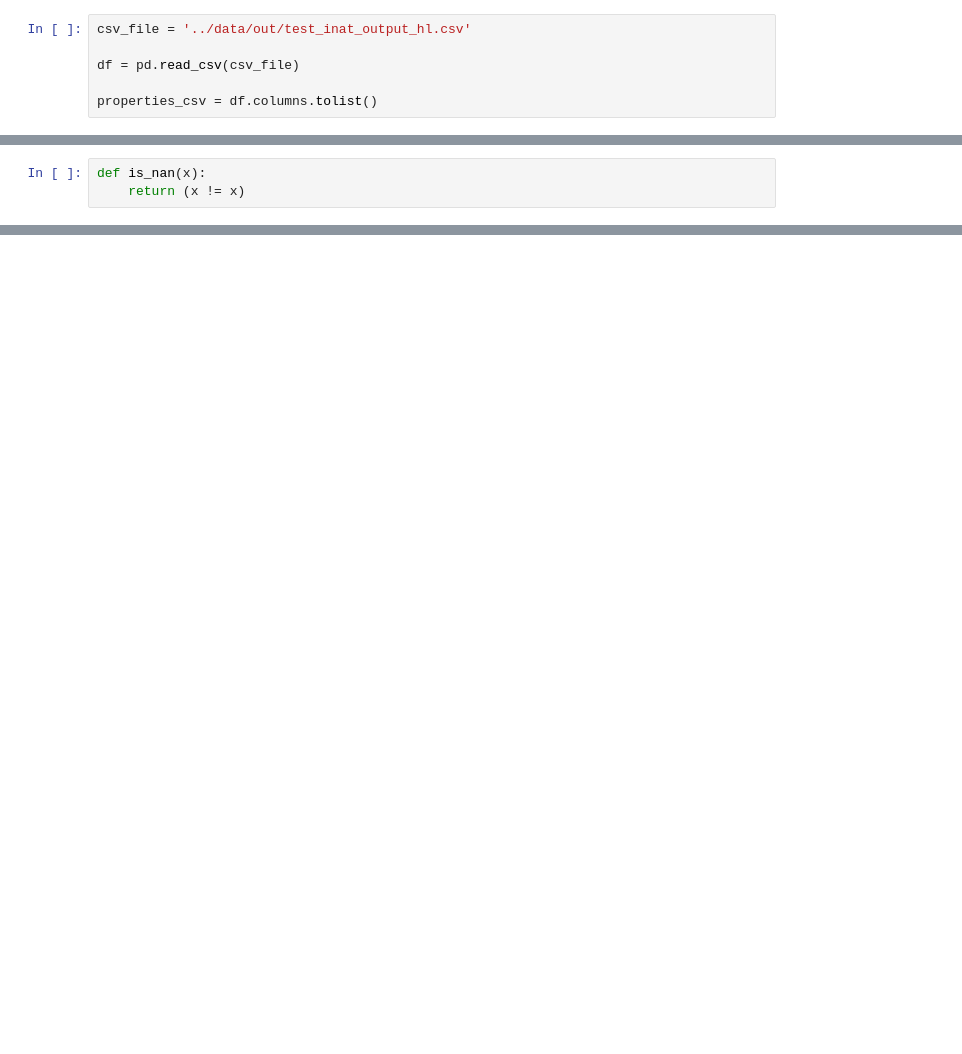
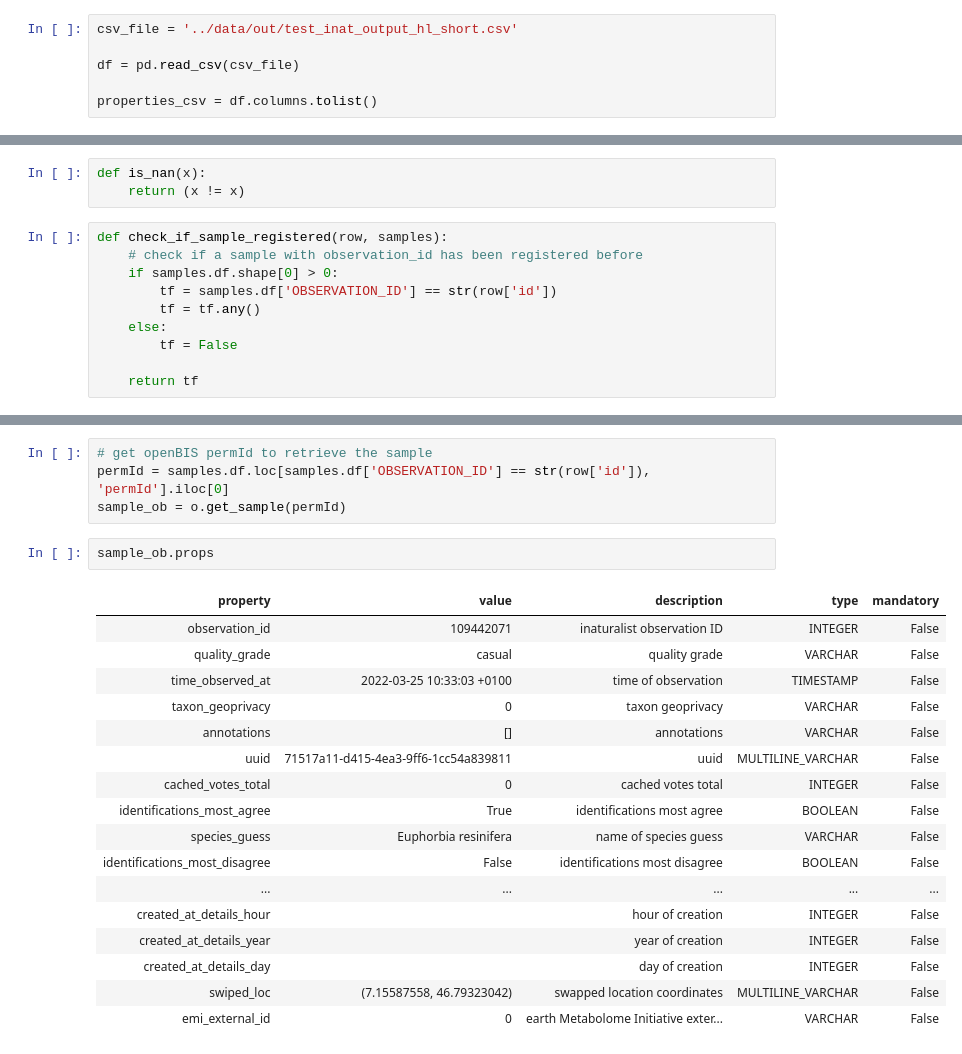
Before and after one commit to digital-botanical-gardens-initiative/taxonomical-preparator, a Jupyter notebook: src/openbis_register_samples.ipynb, the cells around one changed output, grey strips where cells are left out. Saved outputs shown, nothing was run; the diff lists cells and outputs as text; blank space fills up the shorter version.

```diff
--- a/src/openbis_register_samples.ipynb
+++ b/src/openbis_register_samples.ipynb
@@ -29,7 +29,7 @@ else:
 # %% [markdown]
 ### 2. Read CSV file
 # %%
-csv_file = '../data/out/test_inat_output_hl.csv'
+csv_file = '../data/out/test_inat_output_hl_short.csv'
 
 df = pd.read_csv(csv_file)
 
@@ -94,4 +79,14 @@ def get_openbis_properties(o, row, properties):
 # %%
 def is_nan(x):
     return (x != x)
+# %%
+def check_if_sample_registered(row, samples):
+    # check if a sample with observation_id has been registered before
+    if samples.df.shape[0] > 0:
+        tf = samples.df['OBSERVATION_ID'] == str(row['id'])
+        tf = tf.any()
+    else:
+        tf = False
+
+    return tf
 # %%
@@ -127,0 +151,24 @@ print(f"Registered {registered_samples} samples.")
+# %%
+# get openBIS permId to retrieve the sample
+permId = samples.df.loc[samples.df['OBSERVATION_ID'] == str(row['id']), 'permId'].iloc[0]
+sample_ob = o.get_sample(permId)
+# %%
+sample_ob.props
+# %% [output]
+| property | value | description | type | mandatory |
+| observation_id | 109442071 | inaturalist observation ID | INTEGER | False |
+| quality_grade | casual | quality grade | VARCHAR | False |
+| time_observed_at | 2022-03-25 10:33:03 +0100 | time of observation | TIMESTAMP | False |
+| taxon_geoprivacy | 0 | taxon geoprivacy | VARCHAR | False |
+| annotations | [] | annotations | VARCHAR | False |
+| uuid | 71517a11-d415-4ea3-9ff6-1cc54a839811 | uuid | MULTILINE_VARCHAR | False |
+| cached_votes_total | 0 | cached votes total | INTEGER | False |
+| identifications_most_agree | True | identifications most agree | BOOLEAN | False |
+| species_guess | Euphorbia resinifera | name of species guess | VARCHAR | False |
+| identifications_most_disagree | False | identifications most disagree | BOOLEAN | False |
+| ... | ... | ... | ... | ... |
+| created_at_details_hour |  | hour of creation | INTEGER | False |
+| created_at_details_year |  | year of creation | INTEGER | False |
+| created_at_details_day |  | day of creation | INTEGER | False |
+| swiped_loc | (7.15587558, 46.79323042) | swapped location coordinates | MULTILINE_VARCHAR | False |
+| emi_external_id | 0 | earth Metabolome Initiative exter... | VARCHAR | False |
```
Also changed, not shown: parts of 6 cells of this notebook, 1 other file.
